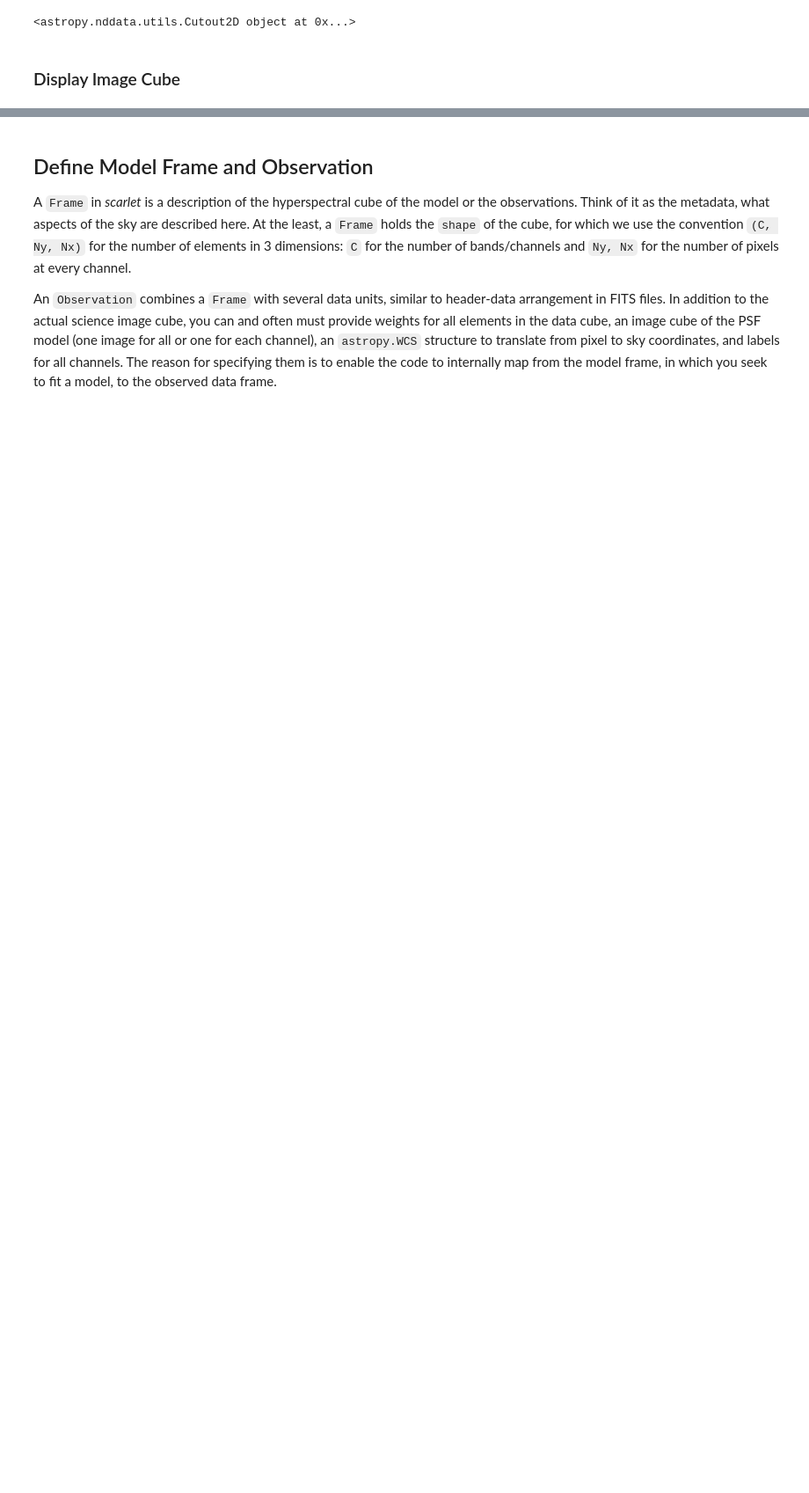
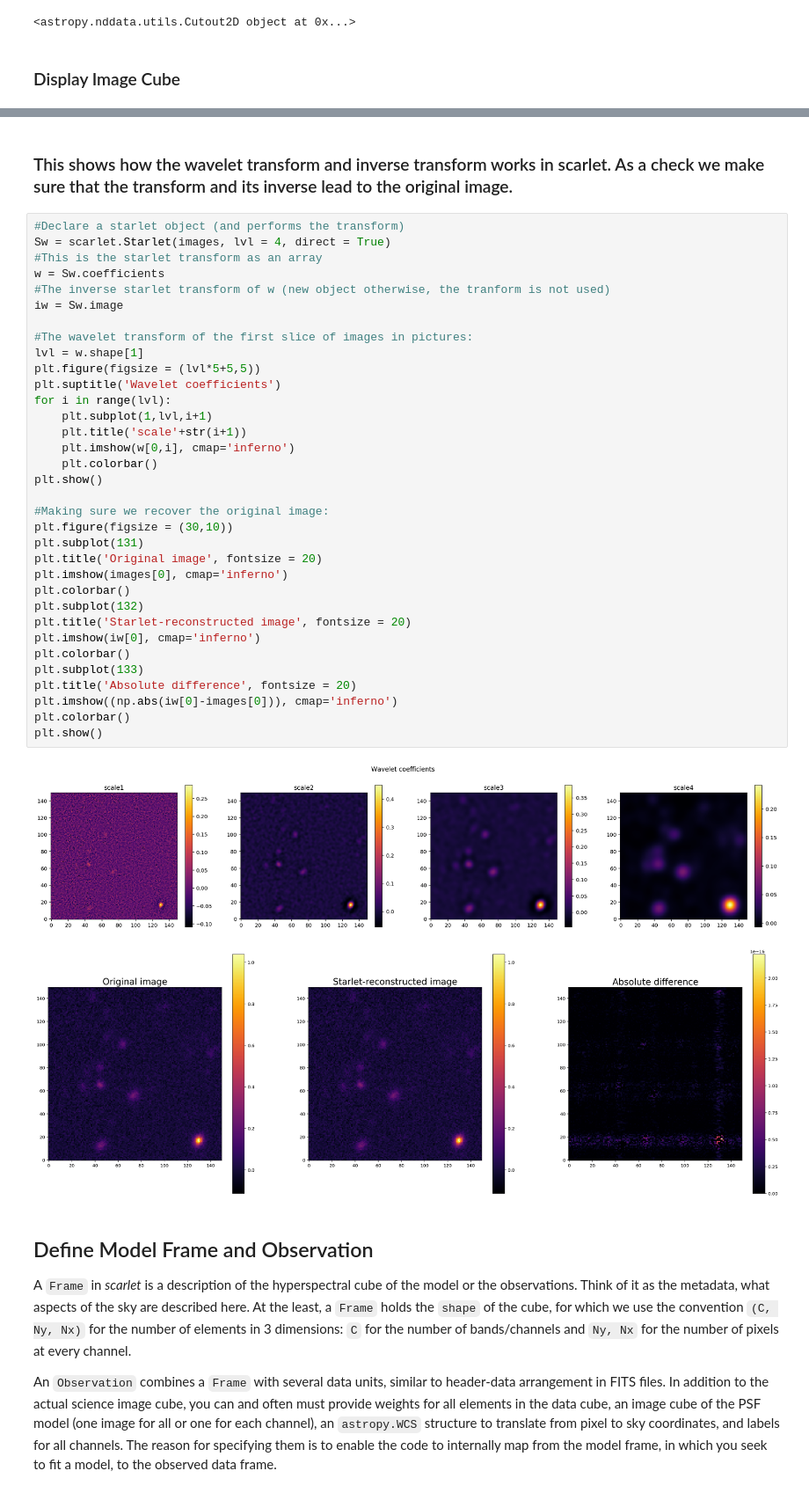
Before and after one commit to burke86/deepdisc, a Jupyter notebook: scarlet_tests.ipynb, the cells around one changed output, grey strips where cells are left out. Shown at 88% size. Saved outputs shown, nothing was run; the diff lists cells and outputs as text; blank space fills up the shorter version.

Commit message:
starlet notebook with todo list

```diff
--- a/scarlet_tests.ipynb
+++ b/scarlet_tests.ipynb
@@ -87,3 +190,42 @@ print(swap_img_rgb.shape)
+# %% [markdown]
+### This shows how the wavelet transform and inverse transform works in scarlet. As a check we make sure that the transform and its inverse lead to the original image.
+# %%
+#Declare a starlet object (and performs the transform)
+Sw = scarlet.Starlet(images, lvl = 4, direct = True)
+#This is the starlet transform as an array
+w = Sw.coefficients
+#The inverse starlet transform of w (new object otherwise, the tranform is not used)
+iw = Sw.image
+
+#The wavelet transform of the first slice of images in pictures:
+lvl = w.shape[1]
+plt.figure(figsize = (lvl*5+5,5))
+plt.suptitle('Wavelet coefficients')
+for i in range(lvl):
+    plt.subplot(1,lvl,i+1)
+    plt.title('scale'+str(i+1))
+    plt.imshow(w[0,i], cmap='inferno')
+    plt.colorbar()
+plt.show()
+
+#Making sure we recover the original image:
+plt.figure(figsize = (30,10))
+plt.subplot(131)
+plt.title('Original image', fontsize = 20)
+plt.imshow(images[0], cmap='inferno')
+plt.colorbar()
+plt.subplot(132)
+plt.title('Starlet-reconstructed image', fontsize = 20)
+plt.imshow(iw[0], cmap='inferno')
+plt.colorbar()
+plt.subplot(133)
+plt.title('Absolute difference', fontsize = 20)
+plt.imshow((np.abs(iw[0]-images[0])), cmap='inferno')
+plt.colorbar()
+plt.show()
+# %% [output]
+[figure, added]
+[figure, added]
 # %% [markdown]
 ## Define Model Frame and Observation
 
```
Also changed, not shown: parts of 37 cells of this notebook.
